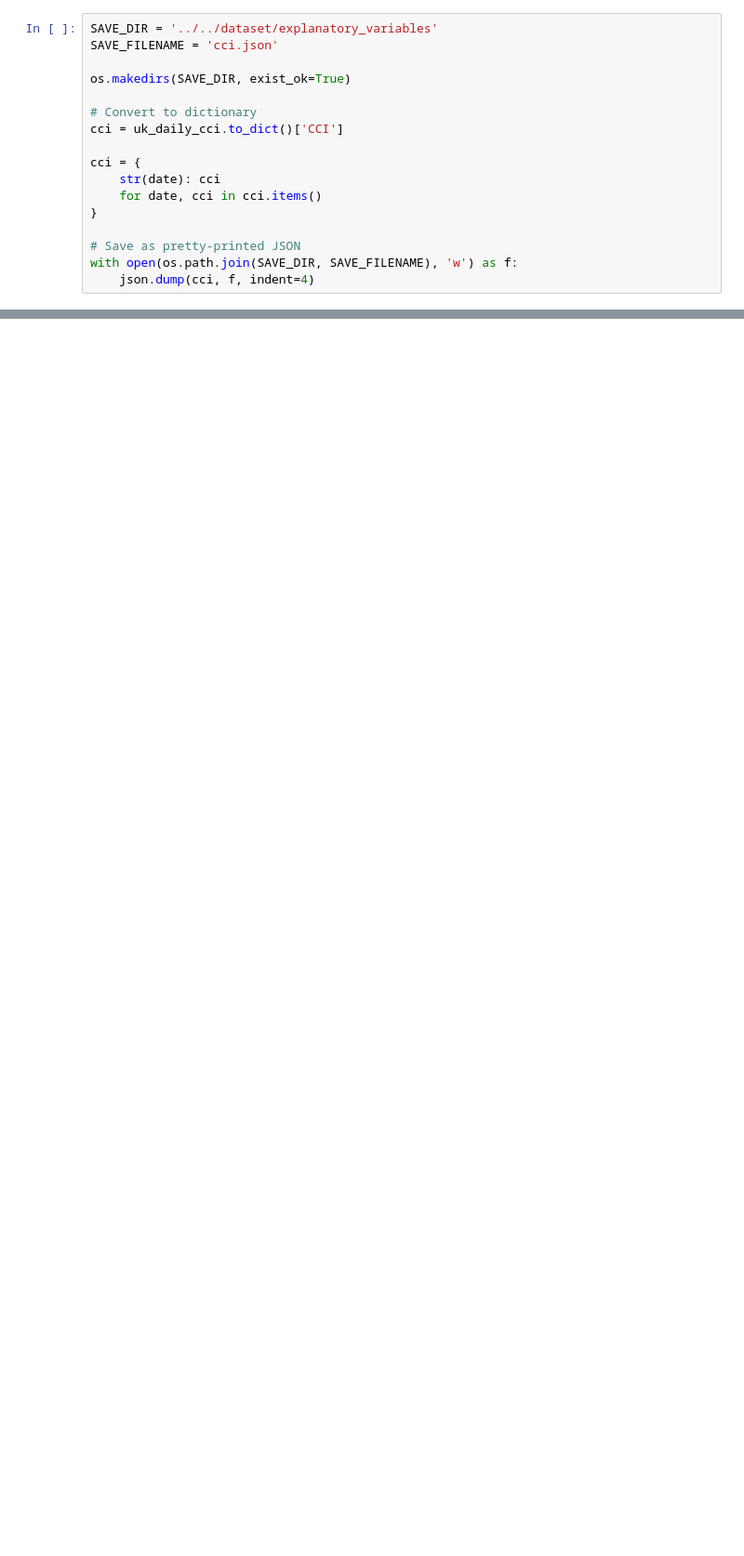
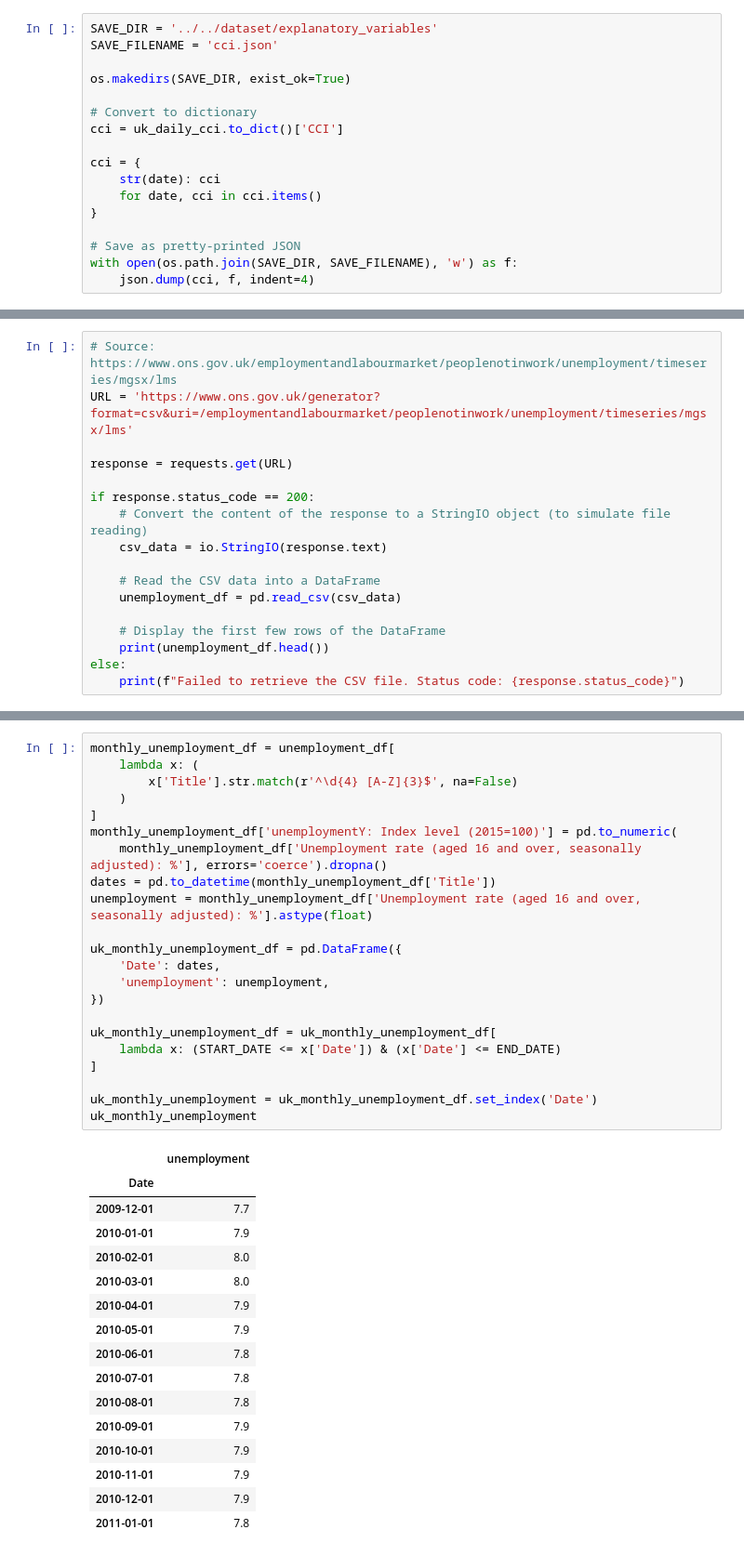
Before and after one commit to luizvalle/ieor4578_project2, a Jupyter notebook: notebooks/explanatory_variables/explanatory_variable_collection2.ipynb, the cells around one changed output, grey strips where cells are left out. Shown at 93% size. Cells and saved outputs as stored; diff of their text form; blank space fills up the shorter version.

```diff
--- a/notebooks/explanatory_variables/explanatory_variable_collection2.ipynb
+++ b/notebooks/explanatory_variables/explanatory_variable_collection2.ipynb
@@ -518,0 +521,17 @@ with open(os.path.join(SAVE_DIR, SAVE_FILENAME), 'w') as f:
+# %%
+# Source: https://www.ons.gov.uk/employmentandlabourmarket/peoplenotinwork/unemployment/timeseries/mgsx/lms
+URL = 'https://www.ons.gov.uk/generator?format=csv&uri=/employmentandlabourmarket/peoplenotinwork/unemployment/timeseries/mgsx/lms'
+
+response = requests.get(URL)
+
+if response.status_code == 200:
+    # Convert the content of the response to a StringIO object (to simulate file reading)
+    csv_data = io.StringIO(response.text)
+
+    # Read the CSV data into a DataFrame
+    unemployment_df = pd.read_csv(csv_data)
+
+    # Display the first few rows of the DataFrame
+    print(unemployment_df.head())
+else:
+    print(f"Failed to retrieve the CSV file. Status code: {response.status_code}")
@@ -518,0 +552,39 @@ with open(os.path.join(SAVE_DIR, SAVE_FILENAME), 'w') as f:
+# %%
+monthly_unemployment_df = unemployment_df[
+    lambda x: (
+        x['Title'].str.match(r'^\d{4} [A-Z]{3}$', na=False)
+    )
+]
+monthly_unemployment_df['unemploymentY: Index level (2015=100)'] = pd.to_numeric(
+    monthly_unemployment_df['Unemployment rate (aged 16 and over, seasonally adjusted): %'], errors='coerce').dropna()
+dates = pd.to_datetime(monthly_unemployment_df['Title'])
+unemployment = monthly_unemployment_df['Unemployment rate (aged 16 and over, seasonally adjusted): %'].astype(float)
+
+uk_monthly_unemployment_df = pd.DataFrame({
+    'Date': dates,
+    'unemployment': unemployment,
+})
+
+uk_monthly_unemployment_df = uk_monthly_unemployment_df[
+    lambda x: (START_DATE <= x['Date']) & (x['Date'] <= END_DATE)
+]
+
+uk_monthly_unemployment = uk_monthly_unemployment_df.set_index('Date')
+uk_monthly_unemployment
+# %% [output]
+|  | unemployment |
+| Date |  |
+| 2009-12-01 | 7.7 |
+| 2010-01-01 | 7.9 |
+| 2010-02-01 | 8.0 |
+| 2010-03-01 | 8.0 |
+| 2010-04-01 | 7.9 |
+| 2010-05-01 | 7.9 |
+| 2010-06-01 | 7.8 |
+| 2010-07-01 | 7.8 |
+| 2010-08-01 | 7.8 |
+| 2010-09-01 | 7.9 |
+| 2010-10-01 | 7.9 |
+| 2010-11-01 | 7.9 |
+| 2010-12-01 | 7.9 |
+| 2011-01-01 | 7.8 |
```
Also changed, not shown: parts of 11 cells of this notebook.
